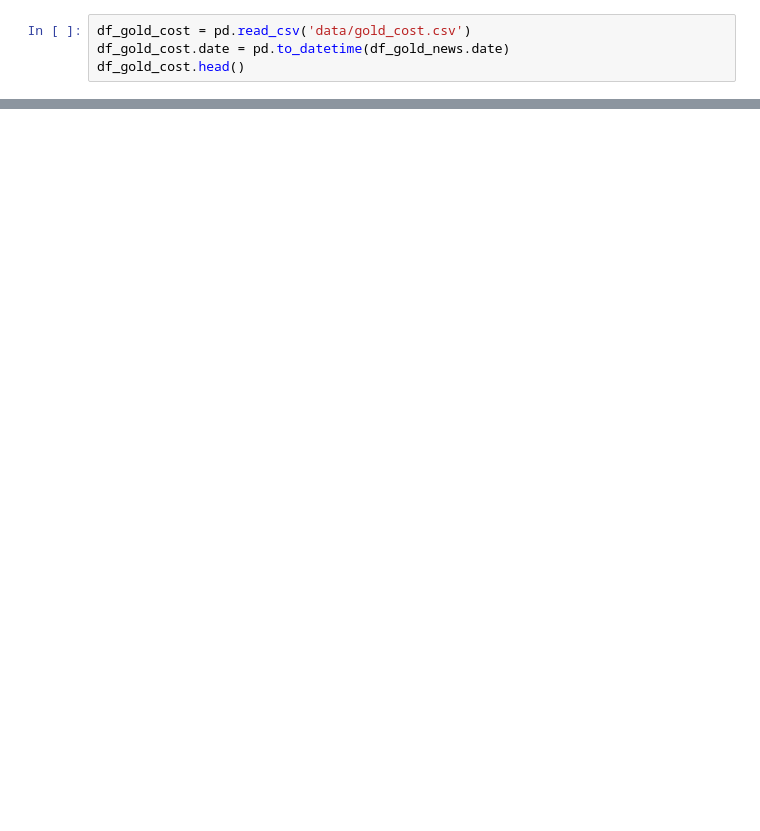
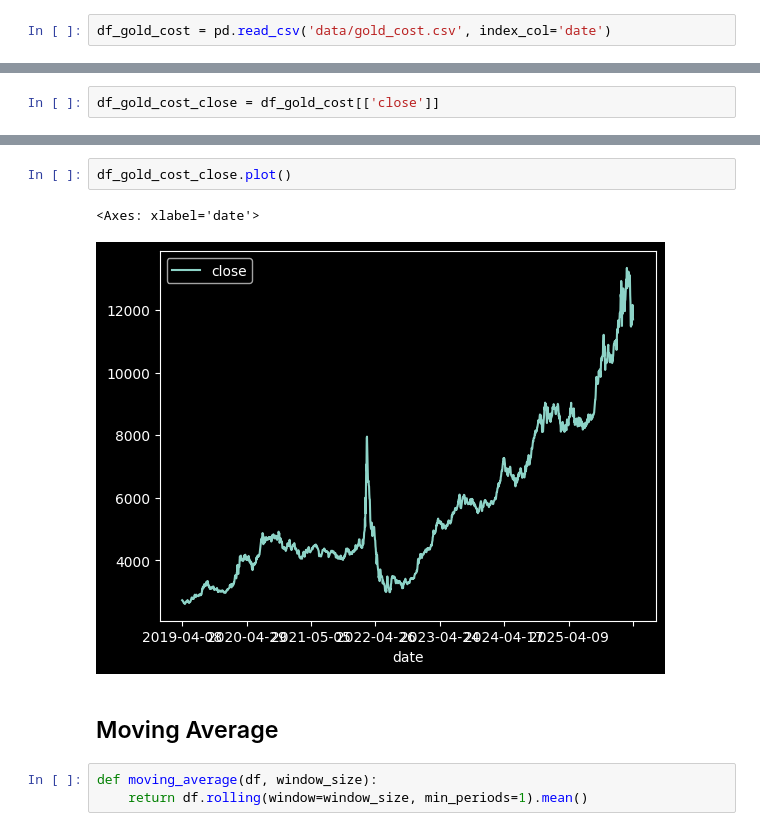
Before and after one commit to EmilBBbbbbbb/Graduation_thesis_SUAI, a Jupyter notebook: analysis.ipynb, the cells around one changed output, grey strips where cells are left out. Drawn from its saved outputs; the diff is of its cells as text; blank space fills up the shorter version.

```diff
--- a/analysis.ipynb
+++ b/analysis.ipynb
@@ -40,4 +22,2 @@ memory usage: 16.8+ KB
 # %%
-df_gold_cost = pd.read_csv('data/gold_cost.csv')
-df_gold_cost.date = pd.to_datetime(df_gold_news.date)
-df_gold_cost.head()
+df_gold_cost = pd.read_csv('data/gold_cost.csv', index_col='date')
@@ -89,0 +50,2 @@ tonality(df_gold_news,df_gold_cost)
+# %%
+df_gold_cost_close = df_gold_cost[['close']]
@@ -89,0 +62,10 @@ tonality(df_gold_news,df_gold_cost)
+# %%
+df_gold_cost_close.plot()
+# %% [output]
+<Axes: xlabel='date'>
+[figure, added]
+# %% [markdown]
+## Moving Average
+# %%
+def moving_average(df, window_size):
+    return df.rolling(window=window_size, min_periods=1).mean()
```
Also changed, not shown: parts of 24 cells of this notebook, 3 other files.
